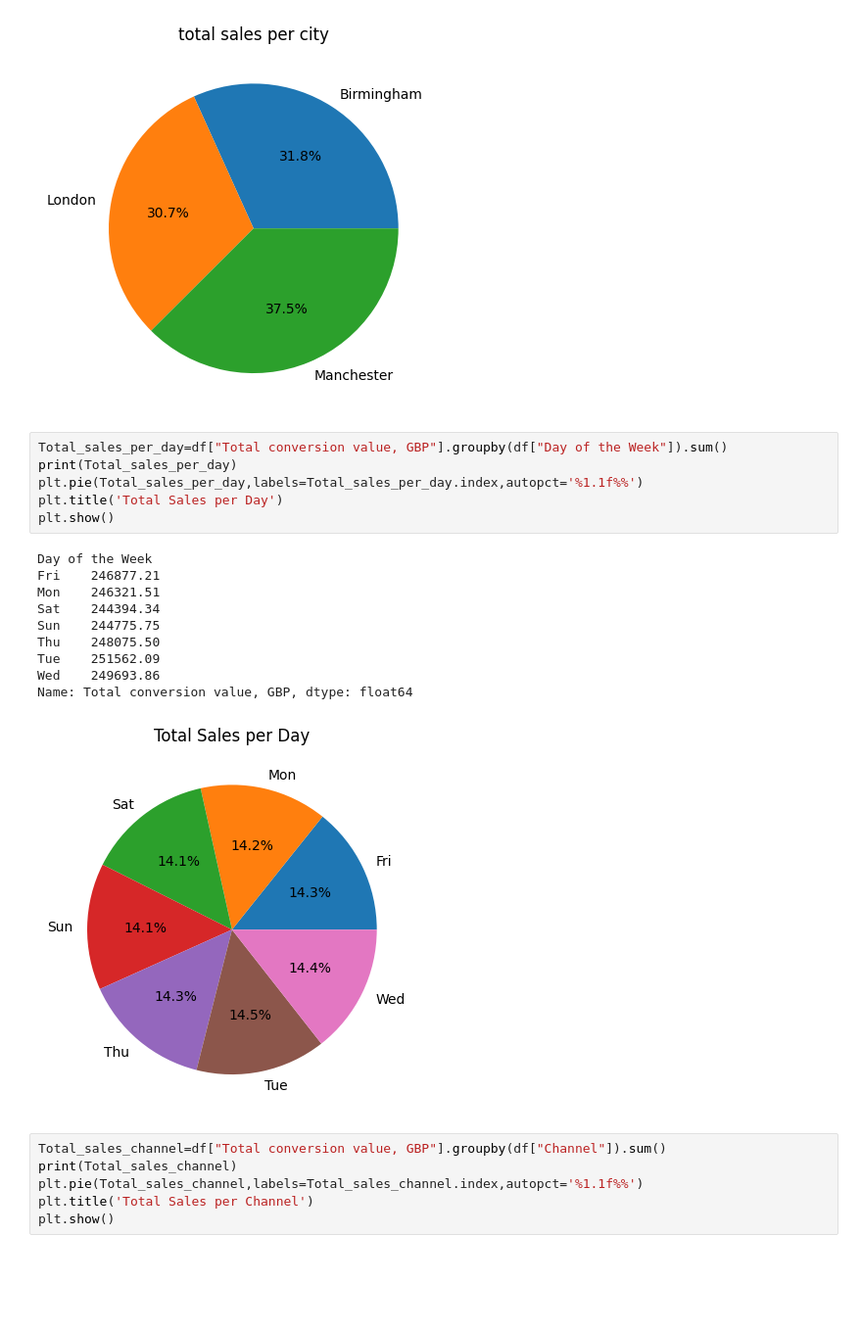
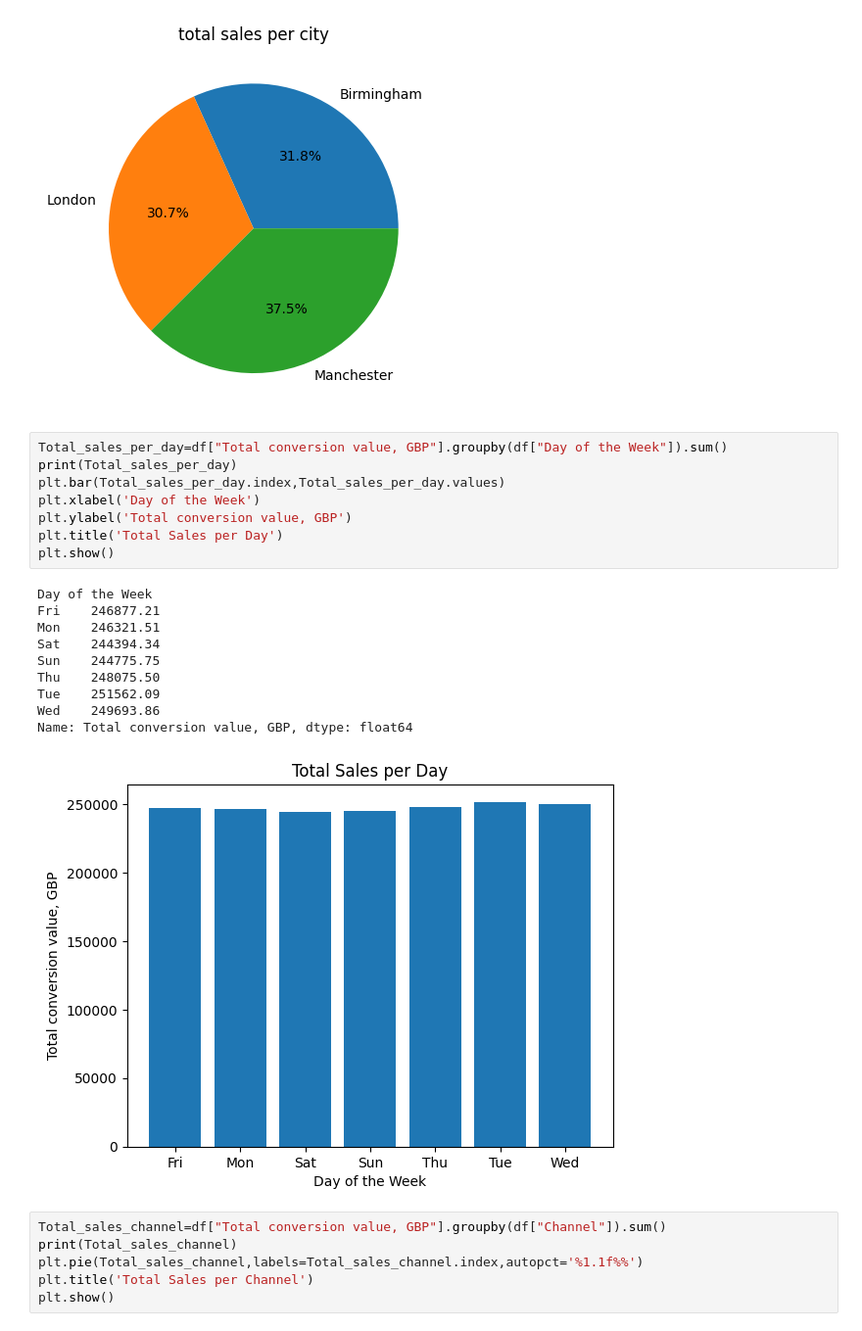
Before and after one commit to Github-sanket07sett/Market-Campaign-Analysis, a Jupyter notebook: Market_Analysis.ipynb, the cells around one changed output. Shown at 98% size. Drawn from its saved outputs; the diff is of its cells as text; blank space fills up the shorter version.

```diff
--- a/Market_Analysis.ipynb
+++ b/Market_Analysis.ipynb
@@ -102,20 +113,22 @@ Name: Total conversion value, GBP, dtype: float64
 # %%
 Total_sales_per_day=df["Total conversion value, GBP"].groupby(df["Day of the Week"]).sum()
 print(Total_sales_per_day)
-plt.pie(Total_sales_per_day,labels=Total_sales_per_day.index,autopct='%1.1f%%')
+plt.bar(Total_sales_per_day.index,Total_sales_per_day.values)
+plt.xlabel('Day of the Week')
+plt.ylabel('Total conversion value, GBP')
 plt.title('Total Sales per Day')
 plt.show()
 # %% [output]
 Day of the Week
 Fri    246877.21
 Mon    246321.51
 Sat    244394.34
 Sun    244775.75
 Thu    248075.50
 Tue    251562.09
 Wed    249693.86
 Name: Total conversion value, GBP, dtype: float64
-[figure, old version]
+[figure, new version]
 # %%
 Total_sales_channel=df["Total conversion value, GBP"].groupby(df["Channel"]).sum()
 print(Total_sales_channel)
```
Also changed, not shown: parts of 2 cells of this notebook.
